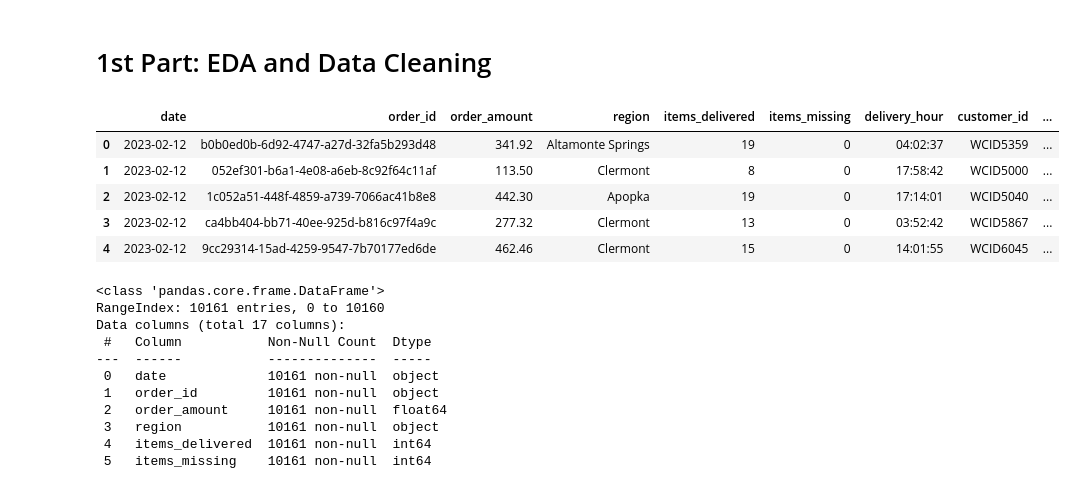
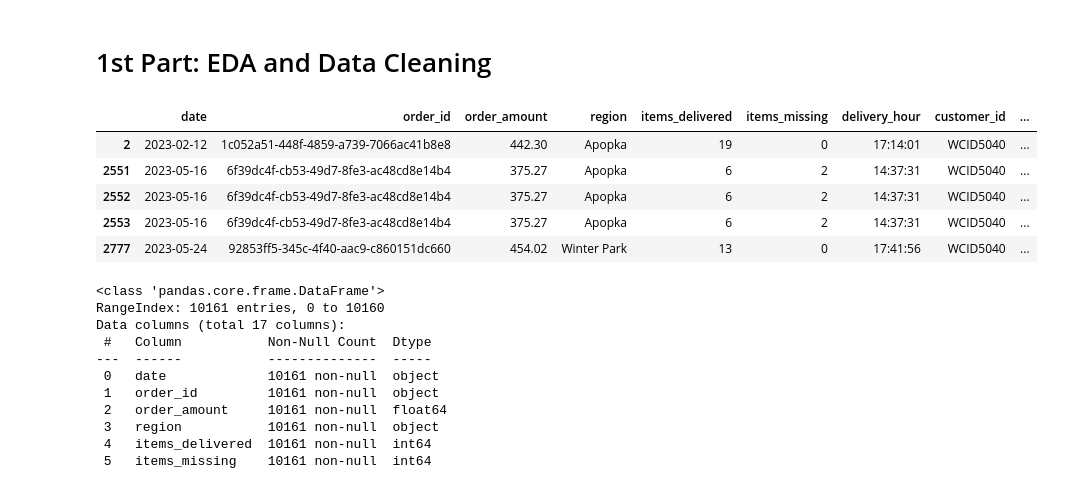
Before and after one commit to Edcysne/Walmart-Project, a Jupyter notebook: first_data_analysis.ipynb, the cells around one changed output. Cells and saved outputs as stored; diff of their text form; code cells hidden in the pictures.

```diff
--- a/first_data_analysis.ipynb
+++ b/first_data_analysis.ipynb
@@ -8,15 +8,15 @@ import seaborn as sns
 # %%
 # Load the dataset
 df = pd.read_csv(r"C:\Users\amcys\Documents\02.Education\01.Online Education\03.DataTech Florida - Jerry Strazzeri\09.Trabalhos Finais\Walmart Project\Data\Final_database_V1.csv")
 pd.set_option('display.max_columns', None)
-df.head(5)
+df[df['customer_name'] == 'Amy Harrison'].head(5)
 # %% [output]
 |  | date | order_id | order_amount | region | items_delivered | items_missing | delivery_hour | customer_id | ... |
-| 0 | 2023-02-12 | b0b0ed0b-6d92-4747-a27d-32fa5b293d48 | 341.92 | Altamonte Springs | 19 | 0 | 04:02:37 | WCID5359 | ... |
-| 1 | 2023-02-12 | 052ef301-b6a1-4e08-a6eb-8c92f64c11af | 113.50 | Clermont | 8 | 0 | 17:58:42 | WCID5000 | ... |
 | 2 | 2023-02-12 | 1c052a51-448f-4859-a739-7066ac41b8e8 | 442.30 | Apopka | 19 | 0 | 17:14:01 | WCID5040 | ... |
-| 3 | 2023-02-12 | ca4bb404-bb71-40ee-925d-b816c97f4a9c | 277.32 | Clermont | 13 | 0 | 03:52:42 | WCID5867 | ... |
-| 4 | 2023-02-12 | 9cc29314-15ad-4259-9547-7b70177ed6de | 462.46 | Clermont | 15 | 0 | 14:01:55 | WCID6045 | ... |
+| 2551 | 2023-05-16 | 6f39dc4f-cb53-49d7-8fe3-ac48cd8e14b4 | 375.27 | Apopka | 6 | 2 | 14:37:31 | WCID5040 | ... |
+| 2552 | 2023-05-16 | 6f39dc4f-cb53-49d7-8fe3-ac48cd8e14b4 | 375.27 | Apopka | 6 | 2 | 14:37:31 | WCID5040 | ... |
+| 2553 | 2023-05-16 | 6f39dc4f-cb53-49d7-8fe3-ac48cd8e14b4 | 375.27 | Apopka | 6 | 2 | 14:37:31 | WCID5040 | ... |
+| 2777 | 2023-05-24 | 92853ff5-345c-4f40-aac9-c860151dc660 | 454.02 | Winter Park | 13 | 0 | 17:41:56 | WCID5040 | ... |
 # %%
 # Here we already can check a datatype error: date and delivery_hour columns are set as "object" and not time and datetime
 # Other mistake is the labeling of the last three rows, they must be clearer
```
Also changed, not shown: parts of 8 cells of this notebook, 2 other files.
